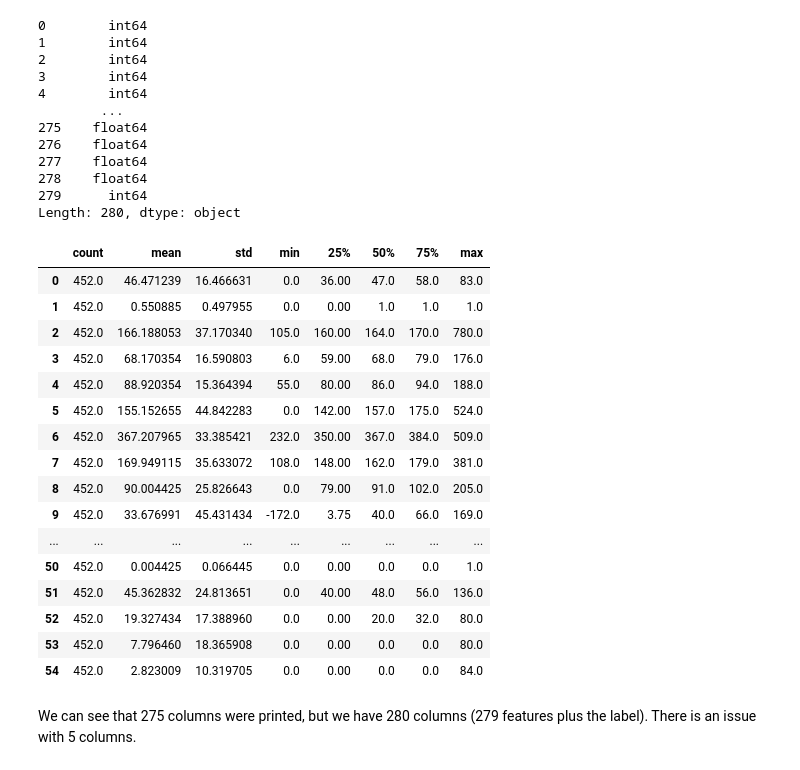
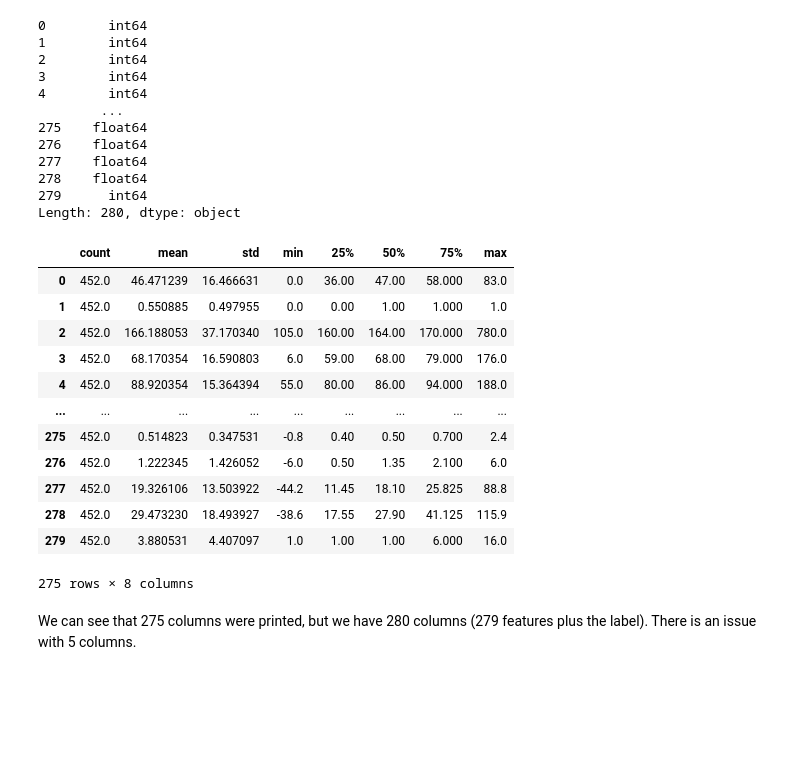
Before and after one commit to AlexTouvras/Evaluation-Improvement, a Jupyter notebook: Feature-Selection.ipynb, the cells around one changed output. Saved outputs shown, nothing was run; the diff lists cells and outputs as text; code cells hidden in the pictures; blank space fills up the shorter version.

```diff
--- a/Feature-Selection.ipynb
+++ b/Feature-Selection.ipynb
@@ -59,25 +39,21 @@ arrhythmia_data.dtypes
 Length: 280, dtype: object
 # %%
 # Descriptive statistics of the DataFrame
-arrhythmia_data.describe().transpose().head(50)
+arrhythmia_data.describe().transpose()
 # %% [output]
 |  | count | mean | std | min | 25% | 50% | 75% | max |
-| 0 | 452.0 | 46.471239 | 16.466631 | 0.0 | 36.00 | 47.0 | 58.0 | 83.0 |
-| 1 | 452.0 | 0.550885 | 0.497955 | 0.0 | 0.00 | 1.0 | 1.0 | 1.0 |
-| 2 | 452.0 | 166.188053 | 37.170340 | 105.0 | 160.00 | 164.0 | 170.0 | 780.0 |
-| 3 | 452.0 | 68.170354 | 16.590803 | 6.0 | 59.00 | 68.0 | 79.0 | 176.0 |
-| 4 | 452.0 | 88.920354 | 15.364394 | 55.0 | 80.00 | 86.0 | 94.0 | 188.0 |
-| 5 | 452.0 | 155.152655 | 44.842283 | 0.0 | 142.00 | 157.0 | 175.0 | 524.0 |
-| 6 | 452.0 | 367.207965 | 33.385421 | 232.0 | 350.00 | 367.0 | 384.0 | 509.0 |
-| 7 | 452.0 | 169.949115 | 35.633072 | 108.0 | 148.00 | 162.0 | 179.0 | 381.0 |
-| 8 | 452.0 | 90.004425 | 25.826643 | 0.0 | 79.00 | 91.0 | 102.0 | 205.0 |
-| 9 | 452.0 | 33.676991 | 45.431434 | -172.0 | 3.75 | 40.0 | 66.0 | 169.0 |
+| 0 | 452.0 | 46.471239 | 16.466631 | 0.0 | 36.00 | 47.00 | 58.000 | 83.0 |
+| 1 | 452.0 | 0.550885 | 0.497955 | 0.0 | 0.00 | 1.00 | 1.000 | 1.0 |
+| 2 | 452.0 | 166.188053 | 37.170340 | 105.0 | 160.00 | 164.00 | 170.000 | 780.0 |
+| 3 | 452.0 | 68.170354 | 16.590803 | 6.0 | 59.00 | 68.00 | 79.000 | 176.0 |
+| 4 | 452.0 | 88.920354 | 15.364394 | 55.0 | 80.00 | 86.00 | 94.000 | 188.0 |
 | ... | ... | ... | ... | ... | ... | ... | ... | ... |
-| 50 | 452.0 | 0.004425 | 0.066445 | 0.0 | 0.00 | 0.0 | 0.0 | 1.0 |
-| 51 | 452.0 | 45.362832 | 24.813651 | 0.0 | 40.00 | 48.0 | 56.0 | 136.0 |
-| 52 | 452.0 | 19.327434 | 17.388960 | 0.0 | 0.00 | 20.0 | 32.0 | 80.0 |
-| 53 | 452.0 | 7.796460 | 18.365908 | 0.0 | 0.00 | 0.0 | 0.0 | 80.0 |
-| 54 | 452.0 | 2.823009 | 10.319705 | 0.0 | 0.00 | 0.0 | 0.0 | 84.0 |
+| 275 | 452.0 | 0.514823 | 0.347531 | -0.8 | 0.40 | 0.50 | 0.700 | 2.4 |
+| 276 | 452.0 | 1.222345 | 1.426052 | -6.0 | 0.50 | 1.35 | 2.100 | 6.0 |
+| 277 | 452.0 | 19.326106 | 13.503922 | -44.2 | 11.45 | 18.10 | 25.825 | 88.8 |
+| 278 | 452.0 | 29.473230 | 18.493927 | -38.6 | 17.55 | 27.90 | 41.125 | 115.9 |
+| 279 | 452.0 | 3.880531 | 4.407097 | 1.0 | 1.00 | 1.00 | 6.000 | 16.0 |
+275 rows × 8 columns
 # %% [markdown]
 We can see that 275 columns were printed, but we have 280 columns (279 features plus the label). There is an issue with 5 columns.
 # %%
```
Also changed, not shown: parts of 9 cells of this notebook, 1 other file.
